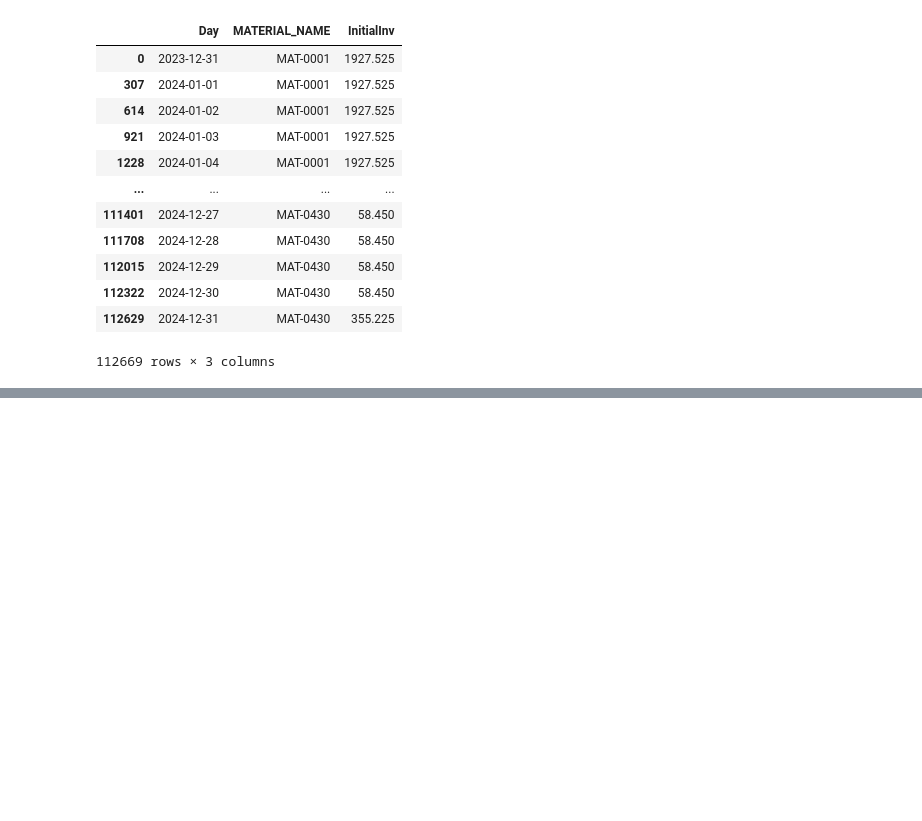
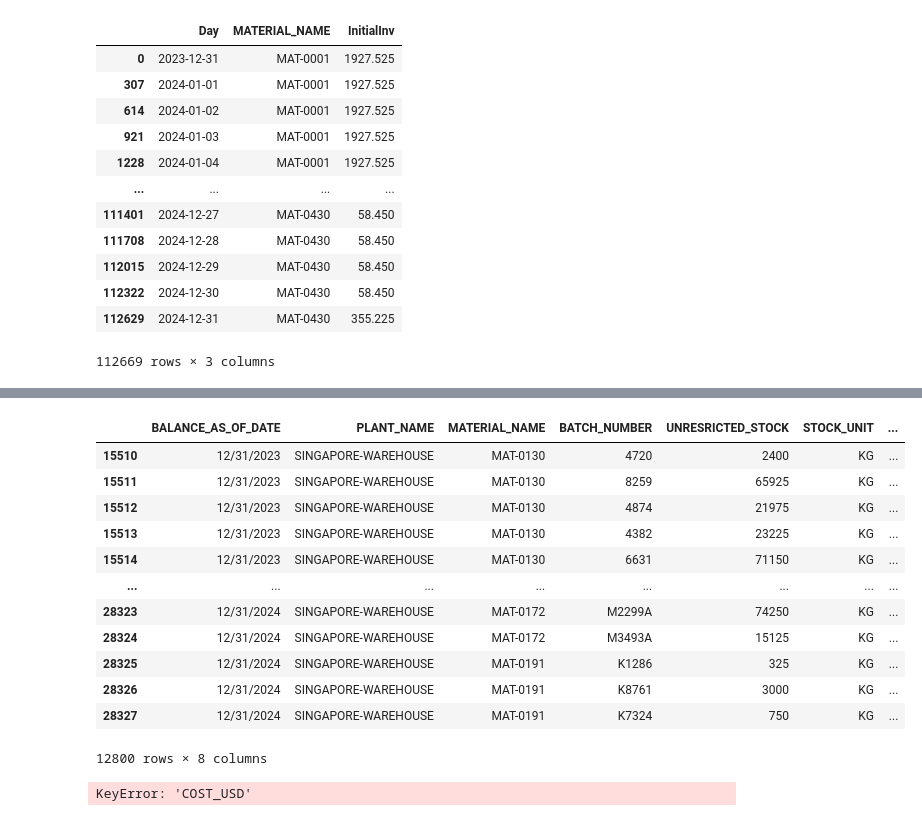
Before and after one commit to peter-parit/em-hackathon-notebooks, a Jupyter notebook: Notebooks/data-peter.ipynb, the cells around one changed output, grey strips where cells are left out. Saved outputs shown, nothing was run; the diff lists cells and outputs as text; code cells hidden in the pictures; blank space fills up the shorter version.

```diff
--- a/Notebooks/data-peter.ipynb
+++ b/Notebooks/data-peter.ipynb
@@ -549,0 +1642,30 @@ adjusted_inv_sg
+# %%
+
+# remove rows with 0 as unrestricted stock, if there are no other rows of that material
+inventory_singapore = inventory_singapore[inventory_singapore.groupby('MATERIAL_NAME')['UNRESRICTED_STOCK'].transform('count') > 1].copy()
+inventory_singapore
+# %% [output]
+|  | BALANCE_AS_OF_DATE | PLANT_NAME | MATERIAL_NAME | BATCH_NUMBER | UNRESRICTED_STOCK | STOCK_UNIT | ... |
+| 15510 | 12/31/2023 | SINGAPORE-WAREHOUSE | MAT-0130 | 4720 | 2400 | KG | ... |
+| 15511 | 12/31/2023 | SINGAPORE-WAREHOUSE | MAT-0130 | 8259 | 65925 | KG | ... |
+| 15512 | 12/31/2023 | SINGAPORE-WAREHOUSE | MAT-0130 | 4874 | 21975 | KG | ... |
+| 15513 | 12/31/2023 | SINGAPORE-WAREHOUSE | MAT-0130 | 4382 | 23225 | KG | ... |
+| 15514 | 12/31/2023 | SINGAPORE-WAREHOUSE | MAT-0130 | 6631 | 71150 | KG | ... |
+| ... | ... | ... | ... | ... | ... | ... | ... |
+| 28323 | 12/31/2024 | SINGAPORE-WAREHOUSE | MAT-0172 | M2299A | 74250 | KG | ... |
+| 28324 | 12/31/2024 | SINGAPORE-WAREHOUSE | MAT-0172 | M3493A | 15125 | KG | ... |
+| 28325 | 12/31/2024 | SINGAPORE-WAREHOUSE | MAT-0191 | K1286 | 325 | KG | ... |
+| 28326 | 12/31/2024 | SINGAPORE-WAREHOUSE | MAT-0191 | K8761 | 3000 | KG | ... |
+| 28327 | 12/31/2024 | SINGAPORE-WAREHOUSE | MAT-0191 | K7324 | 750 | KG | ... |
+12800 rows × 8 columns
+# %%
+# find the average cost per KG of each material (beware of outliers)
+inventory_singapore['COST_PER_KG'] = inventory_singapore['STOCK_SELL_VALUE'] / inventory_singapore['UNRESRICTED_STOCK']
+average_cost_per_kg = inventory_singapore.groupby('MATERIAL_NAME')['COST_PER_KG'].mean().reset_index()
+average_cost_per_kg.rename(columns={'COST_PER_KG': 'AVG_COST_PER_KG'}, inplace=True)
+# merge the average cost per kg back to the inventory dataframe
+inventory_singapore = inventory_singapore.merge(average_cost_per_kg, on='MATERIAL_NAME', how='left')
+# calculate the cost of the unrestricted stock in USD
+inventory_singapore['COST_USD'] = inventory_singapore['UNRESRICTED_STOCK'] * inventory_singapore['AVG_COST_PER_KG']
+# %% [output]
+KeyError: 'COST_USD'
```
Also changed, not shown: parts of 43 cells of this notebook, 5 other files.
